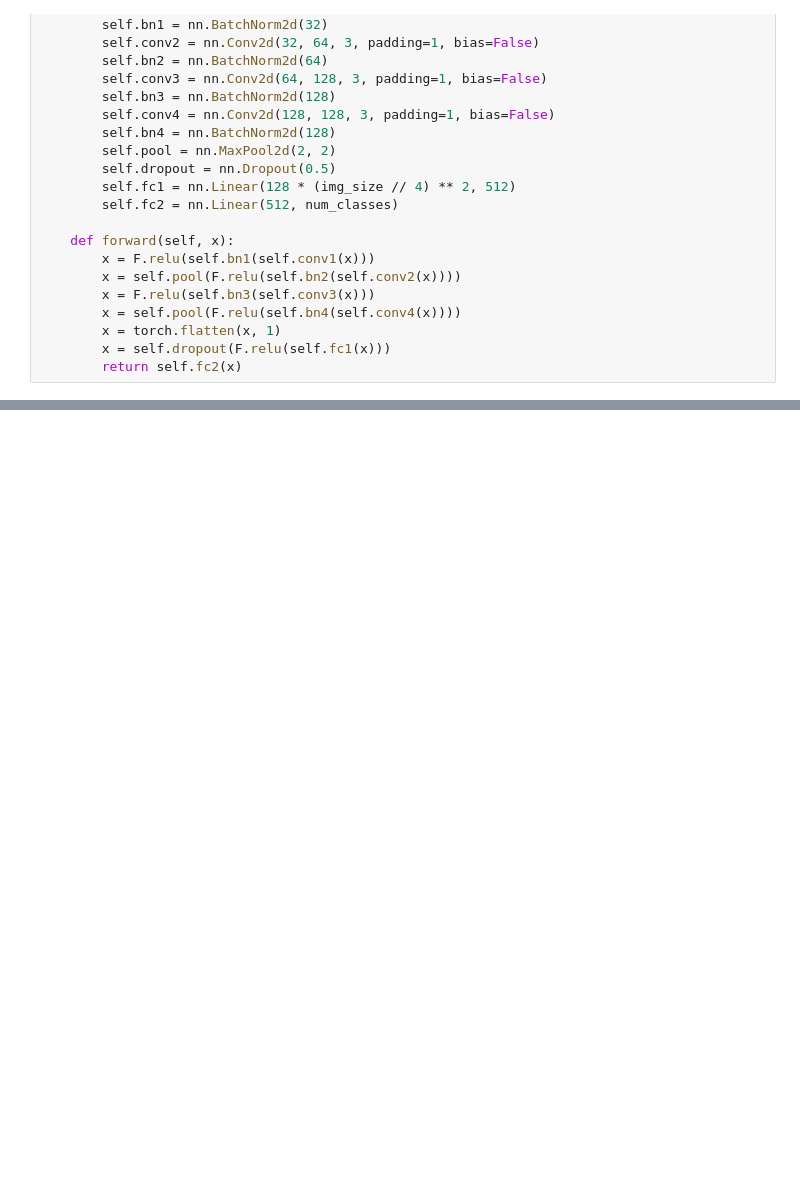
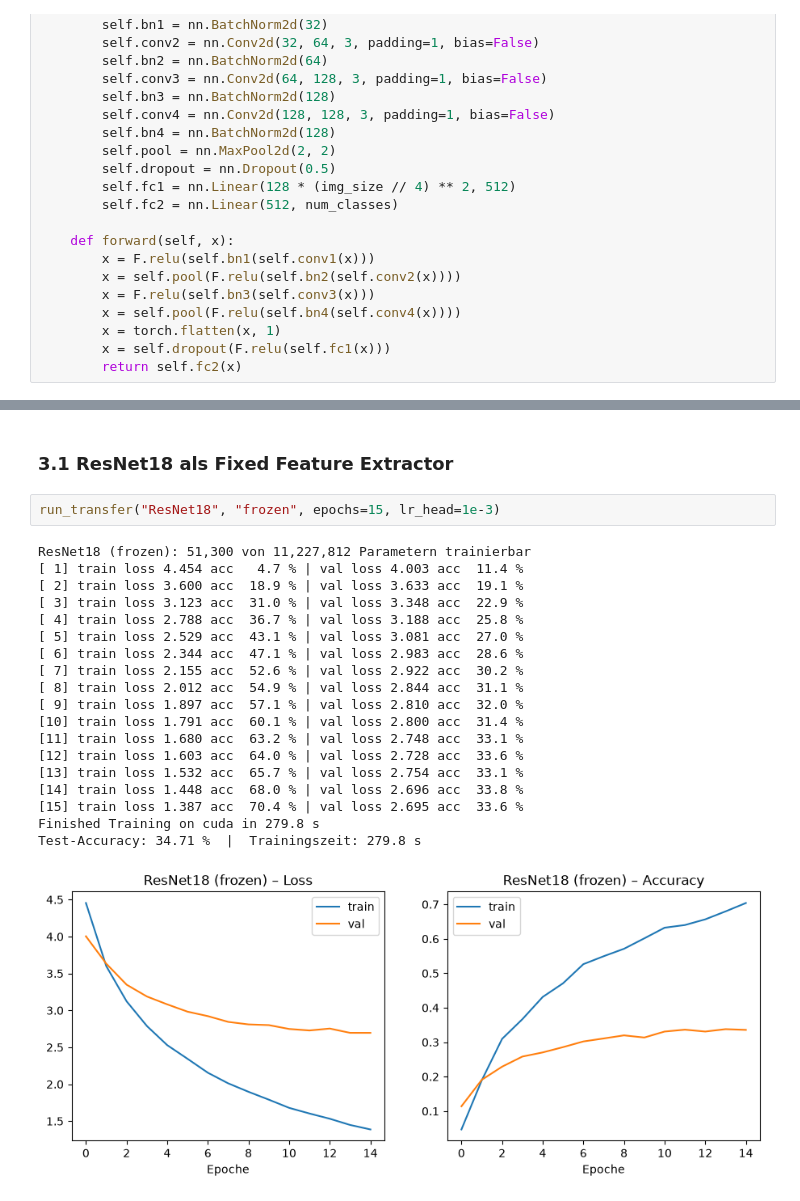
Before and after one commit to ErlindS/Master, a Jupyter notebook: KünstlicheIntelligenz/Labor/assignment4/assigment4.ipynb, the cells around one changed output, grey strips where cells are left out. Drawn from its saved outputs; the diff is of its cells as text; blank space fills up the shorter version.

```diff
--- a/KünstlicheIntelligenz/Labor/assignment4/assigment4.ipynb
+++ b/KünstlicheIntelligenz/Labor/assignment4/assigment4.ipynb
@@ -215,0 +379,24 @@ Test-Accuracy: 7.17 %  |  Trainingszeit: 299.9 s
+# %% [markdown]
+### 3.1 ResNet18 als Fixed Feature Extractor
+# %%
+run_transfer("ResNet18", "frozen", epochs=15, lr_head=1e-3)
+# %% [output]
+ResNet18 (frozen): 51,300 von 11,227,812 Parametern trainierbar
+[ 1] train loss 4.454 acc   4.7 % | val loss 4.003 acc  11.4 %
+[ 2] train loss 3.600 acc  18.9 % | val loss 3.633 acc  19.1 %
+[ 3] train loss 3.123 acc  31.0 % | val loss 3.348 acc  22.9 %
+[ 4] train loss 2.788 acc  36.7 % | val loss 3.188 acc  25.8 %
+[ 5] train loss 2.529 acc  43.1 % | val loss 3.081 acc  27.0 %
+[ 6] train loss 2.344 acc  47.1 % | val loss 2.983 acc  28.6 %
+[ 7] train loss 2.155 acc  52.6 % | val loss 2.922 acc  30.2 %
+[ 8] train loss 2.012 acc  54.9 % | val loss 2.844 acc  31.1 %
+[ 9] train loss 1.897 acc  57.1 % | val loss 2.810 acc  32.0 %
+[10] train loss 1.791 acc  60.1 % | val loss 2.800 acc  31.4 %
+[11] train loss 1.680 acc  63.2 % | val loss 2.748 acc  33.1 %
+[12] train loss 1.603 acc  64.0 % | val loss 2.728 acc  33.6 %
+[13] train loss 1.532 acc  65.7 % | val loss 2.754 acc  33.1 %
+[14] train loss 1.448 acc  68.0 % | val loss 2.696 acc  33.8 %
+[15] train loss 1.387 acc  70.4 % | val loss 2.695 acc  33.6 %
+Finished Training on cuda in 279.8 s
+Test-Accuracy: 34.71 %  |  Trainingszeit: 279.8 s
+[figure, added]
```
Also changed, not shown: parts of 20 cells of this notebook, 6 other files.
